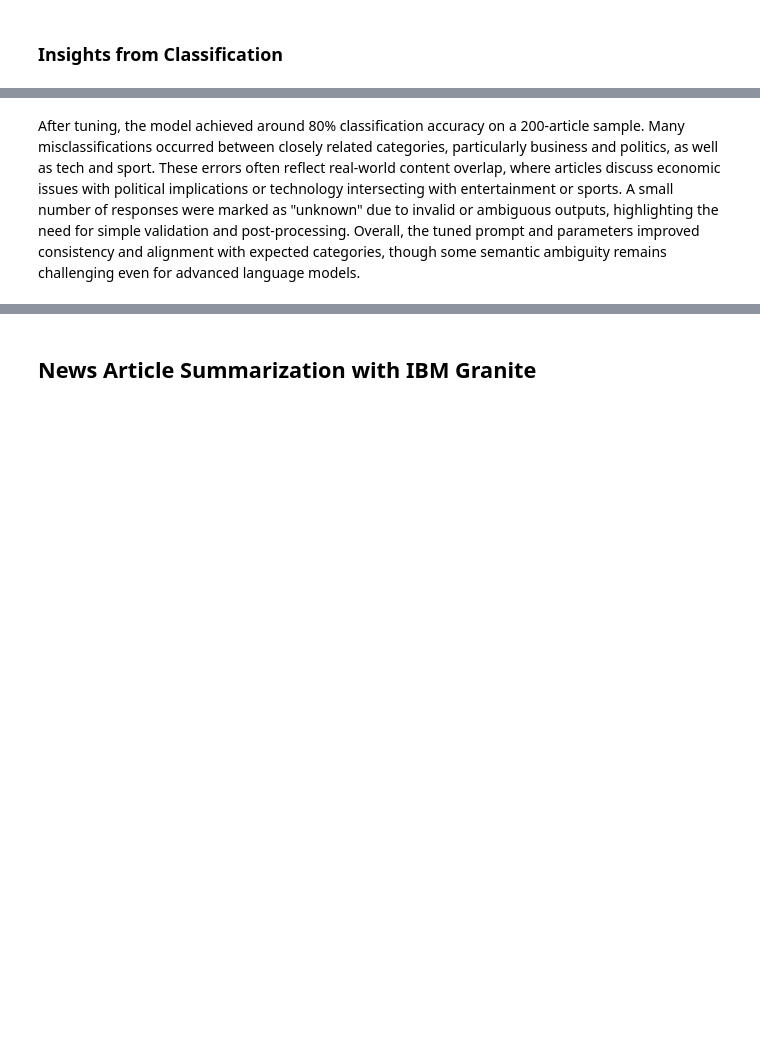
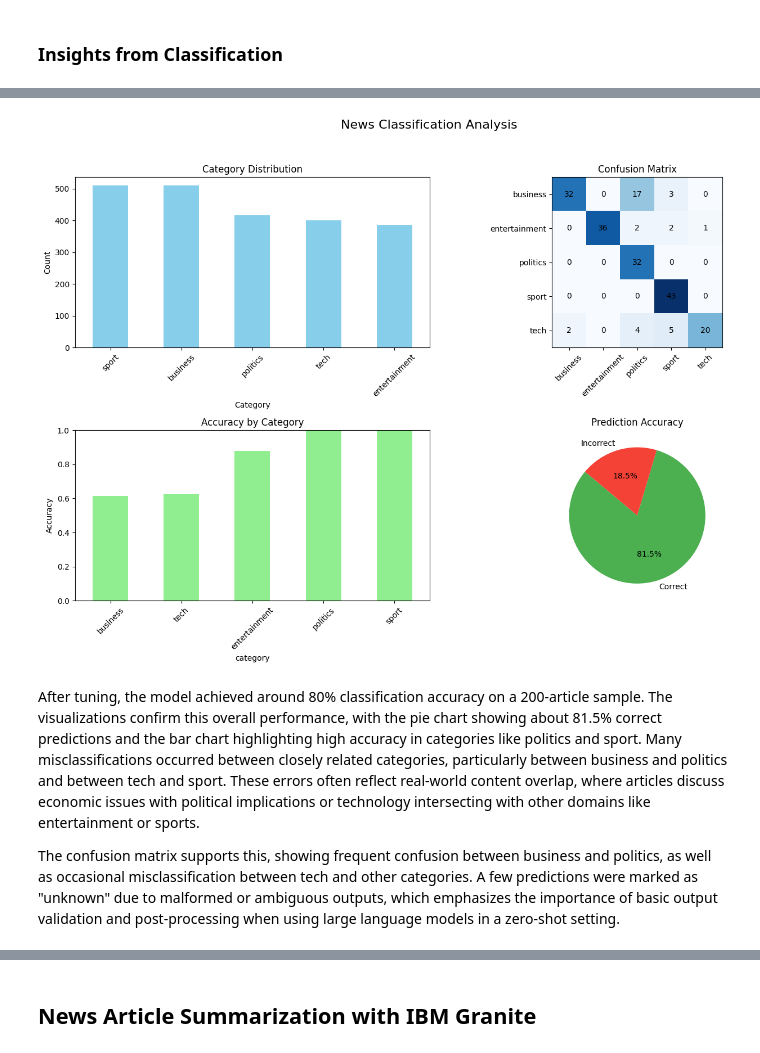
Before and after one commit to corvialas/bbc-news-llm, a Jupyter notebook: BBC_News_Classification_and_Summarization.ipynb, the cells around one changed output, grey strips where cells are left out. Saved outputs shown, nothing was run; the diff lists cells and outputs as text; code cells hidden in the pictures; blank space fills up the shorter version.

```diff
--- a/BBC_News_Classification_and_Summarization.ipynb
+++ b/BBC_News_Classification_and_Summarization.ipynb
@@ -249,5 +269,60 @@ mismatches[['title', 'content', 'true', 'pred']]
 | 189 | Italy to get economic action plan | Italian Prime Minister Silvio Ber... | business | politics |
 | 193 | BT program to beat dialler scams | BT is introducing two initiatives... | tech | business |
 | 199 | China 'to overtake US net use' | The Chinese net-using population ... | tech | sport |
+# %%
+import matplotlib.pyplot as plt
+from sklearn.metrics import confusion_matrix
+
+# Create 2x2 subplot grid
+fig, axs = plt.subplots(2, 2, figsize=(14, 10))
+fig.suptitle("News Classification Analysis", fontsize=16)
+
+# 1. Category Distribution
+df['category'].value_counts().plot(kind='bar', ax=axs[0, 0], color='skyblue')
+axs[0, 0].set_title("Category Distribution")
+axs[0, 0].set_xlabel("Category")
+axs[0, 0].set_ylabel("Count")
+axs[0, 0].tick_params(axis='x', rotation=45)
+
+# 2. Confusion Matrix
+labels = sorted(df_eval['category'].unique())
+cm = confusion_matrix(df_eval['category'], df_eval['predicted_clean'], labels=labels)
+im = axs[0, 1].imshow(cm, interpolation='nearest', cmap='Blues')
+axs[0, 1].set_title("Confusion Matrix")
+axs[0, 1].set_xticks(range(len(labels)))
+axs[0, 1].set_yticks(range(len(labels)))
+axs[0, 1].set_xticklabels(labels, rotation=45)
+axs[0, 1].set_yticklabels(labels)
+for i in range(len(labels)):
+    for j in range(len(labels)):
+        axs[0, 1].text(j, i, cm[i, j], ha="center", va="center", color="black")
+
+# 3. Accuracy by Category
+df_eval['correct'] = df_eval['category'] == df_eval['predicted_clean']
+acc_per_cat = df_eval.groupby('category')['correct'].mean().sort_values()
+acc_per_cat.plot(kind='bar', ax=axs[1, 0], color='lightgreen')
+axs[1, 0].set_title("Accuracy by Category")
+axs[1, 0].set_ylim(0, 1)
+axs[1, 0].set_ylabel("Accuracy")
+axs[1, 0].tick_params(axis='x', rotation=45)
+
+# 4. Pie Chart - Correct vs Incorrect
+correct = df_eval['correct'].sum()
+incorrect = len(df_eval) - correct
+axs[1, 1].pie(
+    [correct, incorrect],
+    labels=["Correct", "Incorrect"],
+    autopct='%1.1f%%',
+    colors=["#4CAF50", "#F44336"],
+    startangle=140
+)
+axs[1, 1].set_title("Prediction Accuracy")
+
+plt.tight_layout(rect=[0, 0, 1, 0.95])  # Adjust layout for suptitle
+plt.show()
+# %% [output]
+[figure, added]
 # %% [markdown]
-After tuning, the model achieved around 80% classification accuracy on a 200-article sample. Many misclassifications occurred between closely related categories, particularly business and politics, as well as tech and sport. These errors often reflect real-world content overlap, where articles discuss economic issues with political implications or technology intersecting with entertainment or sports. A small number of responses were marked as "unknown" due to invalid or ambiguous outputs, highlighting the need for simple validation and post-processing. Overall, the tuned prompt and parameters improved consistency and alignment with expected categories, though some semantic ambiguity remains challenging even for advanced language models.
+After tuning, the model achieved around 80% classification accuracy on a 200-article sample. The visualizations confirm this overall performance, with the pie chart showing about 81.5% correct predictions and the bar chart highlighting high accuracy in categories like politics and sport. Many misclassifications occurred between closely related categories, particularly between business and politics and between tech and sport. These errors often reflect real-world content overlap, where articles discuss economic issues with political implications or technology intersecting with other domains like entertainment or sports.
+
+The confusion matrix supports this, showing frequent confusion between business and politics, as well as occasional misclassification between tech and other categories. A few predictions were marked as "unknown" due to malformed or ambiguous outputs, which emphasizes the importance of basic output validation and post-processing when using large language models in a zero-shot setting.
```
Also changed, not shown: parts of 11 cells of this notebook.
